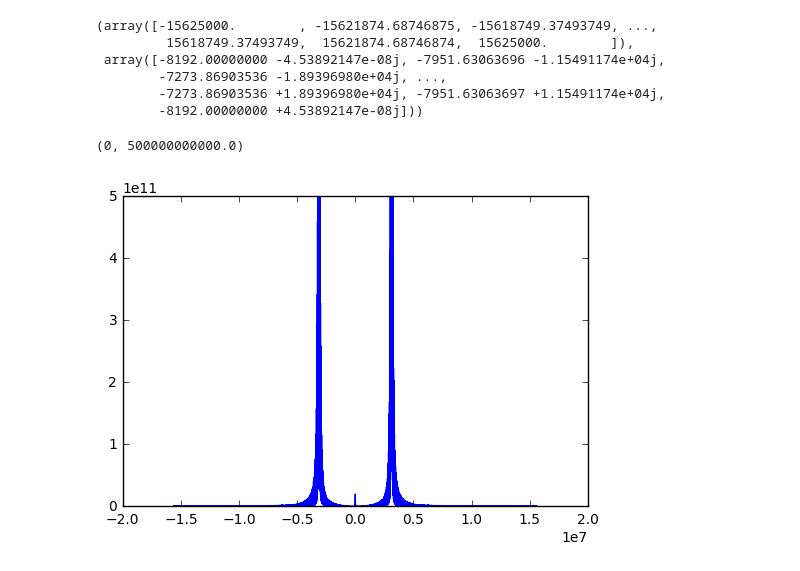
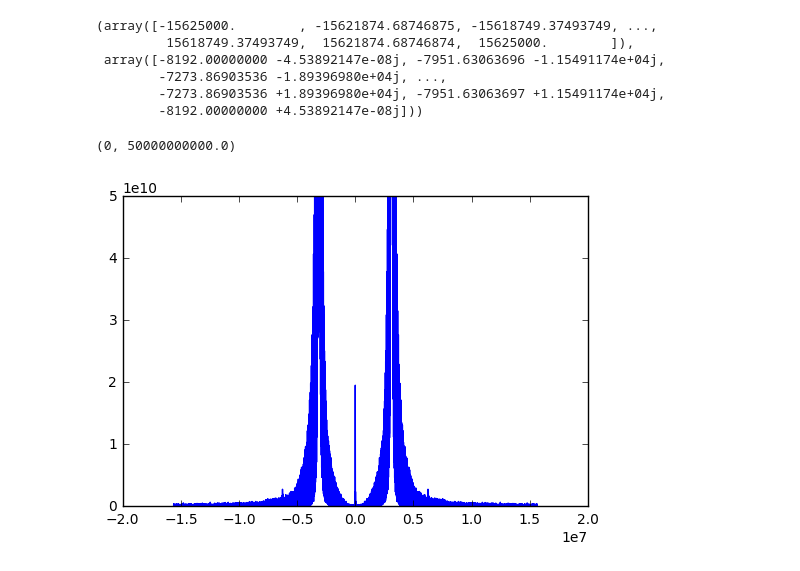
Before and after one commit to costassoler/Radio, a Jupyter notebook: Lab1 Data-Copy1.ipynb, the cells around one changed output. Cells and saved outputs as stored; diff of their text form; code cells hidden in the pictures.

```diff
--- a/Lab1 Data-Copy1.ipynb
+++ b/Lab1 Data-Copy1.ipynb
@@ -492,7 +492,7 @@ v1
 P1L = np.abs(v1[1])**2
 # %%
 plt.plot(v1[0], P1L)
-plt.ylim(0,0.005*10**14)
+plt.ylim(0,0.0005*10**14)
 # %% [output]
-(0, 500000000000.0)
+(0, 50000000000.0)
-[figure, old version]
+[figure, new version]
```
Also changed, not shown: parts of 1 cell of this notebook.
